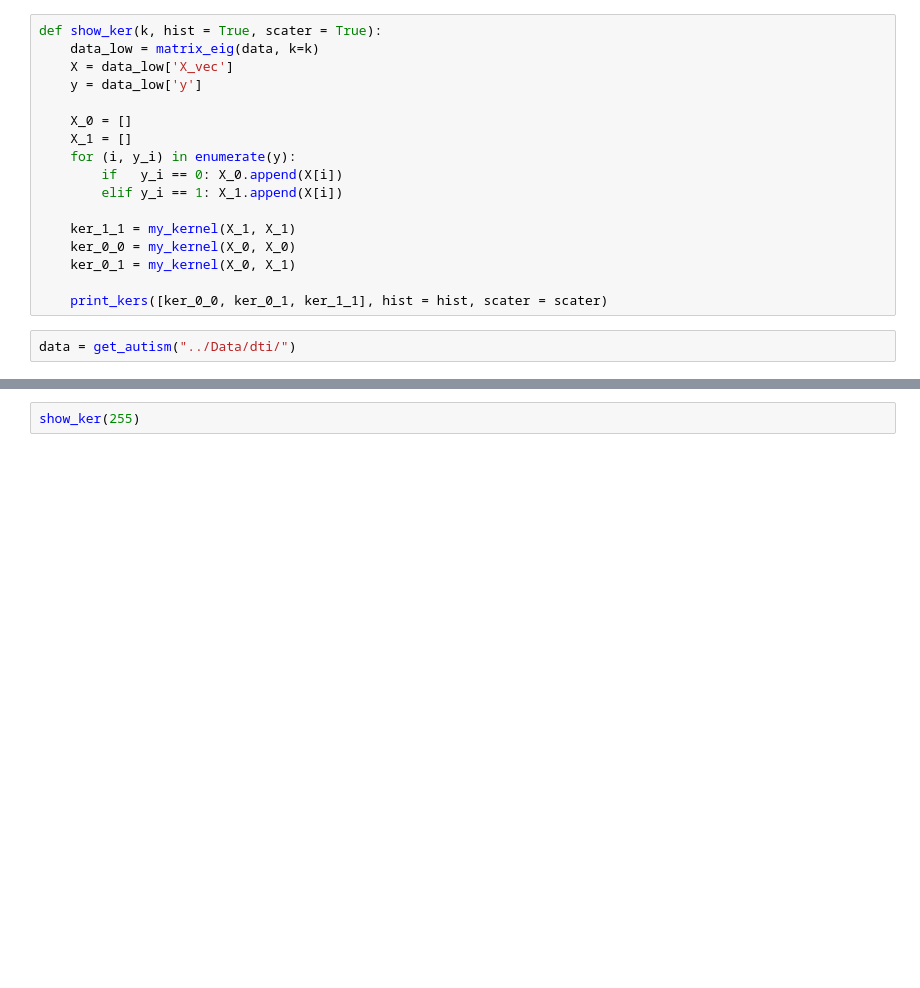
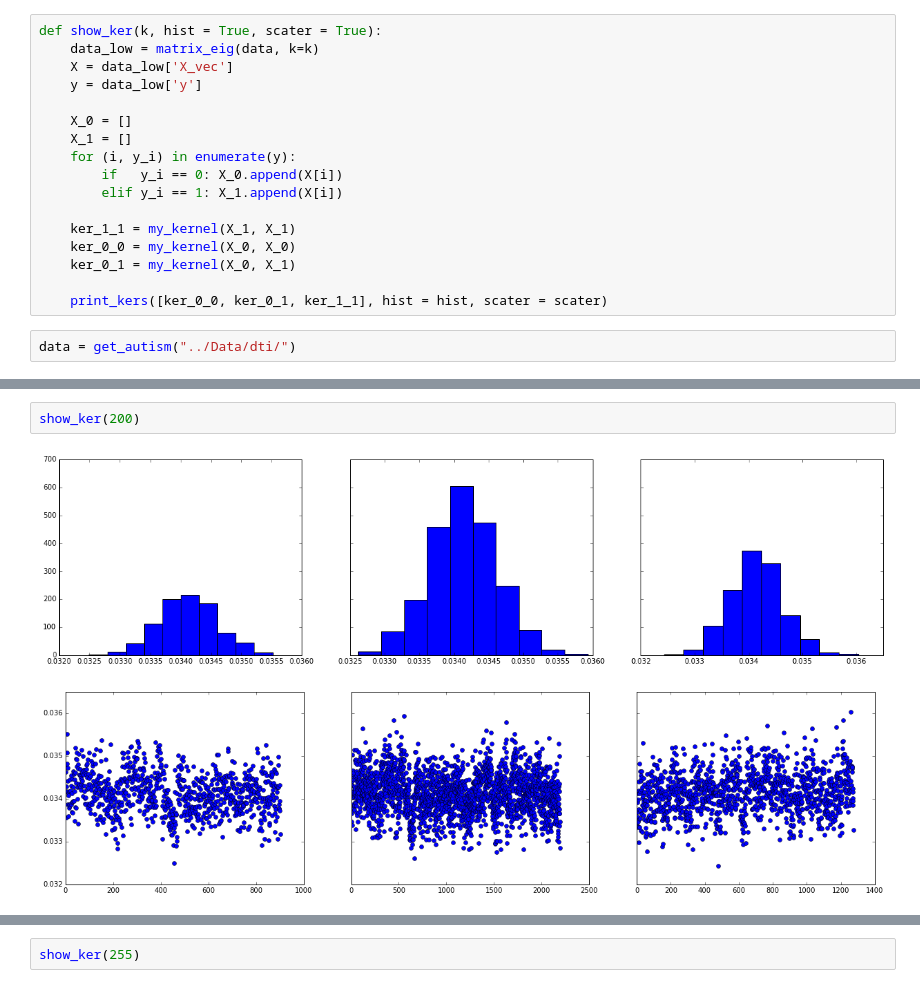
Before and after one commit to Tismoney/PRNI2016, a Jupyter notebook: KernelAlgoritm/KernelAlgoritm.ipynb, the cells around one changed output, grey strips where cells are left out. Drawn from its saved outputs; the diff is of its cells as text; blank space fills up the shorter version.

```diff
--- a/KernelAlgoritm/KernelAlgoritm.ipynb
+++ b/KernelAlgoritm/KernelAlgoritm.ipynb
@@ -214,3 +221,8 @@ data = get_autism("../Data/dti/")
+# %%
+show_ker(200)
+# %% [output]
+[figure, added]
+[figure, added]
 # %%
 show_ker(250)
 # %% [output]
```
Also changed, not shown: parts of 4 cells of this notebook, 3 other files.
